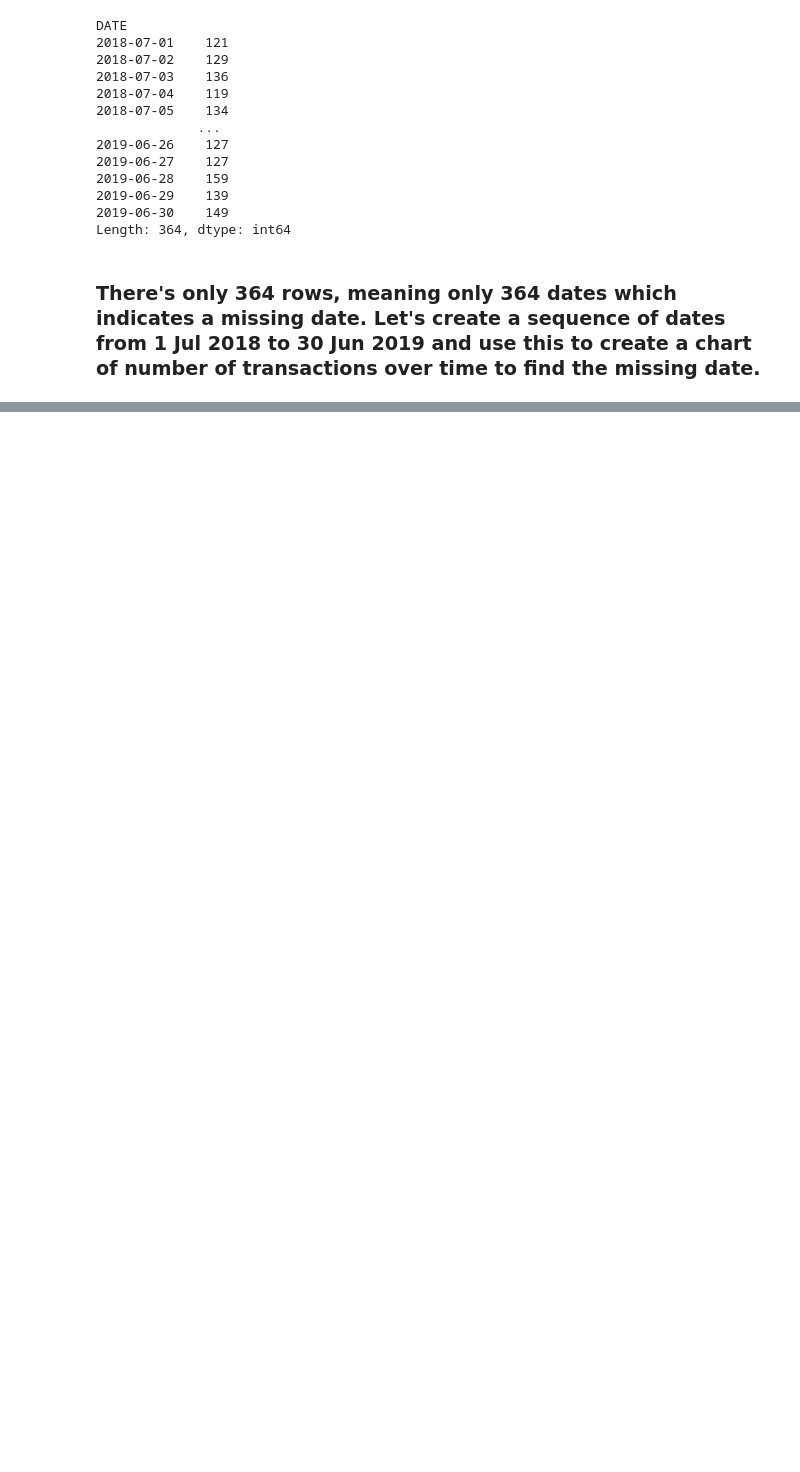
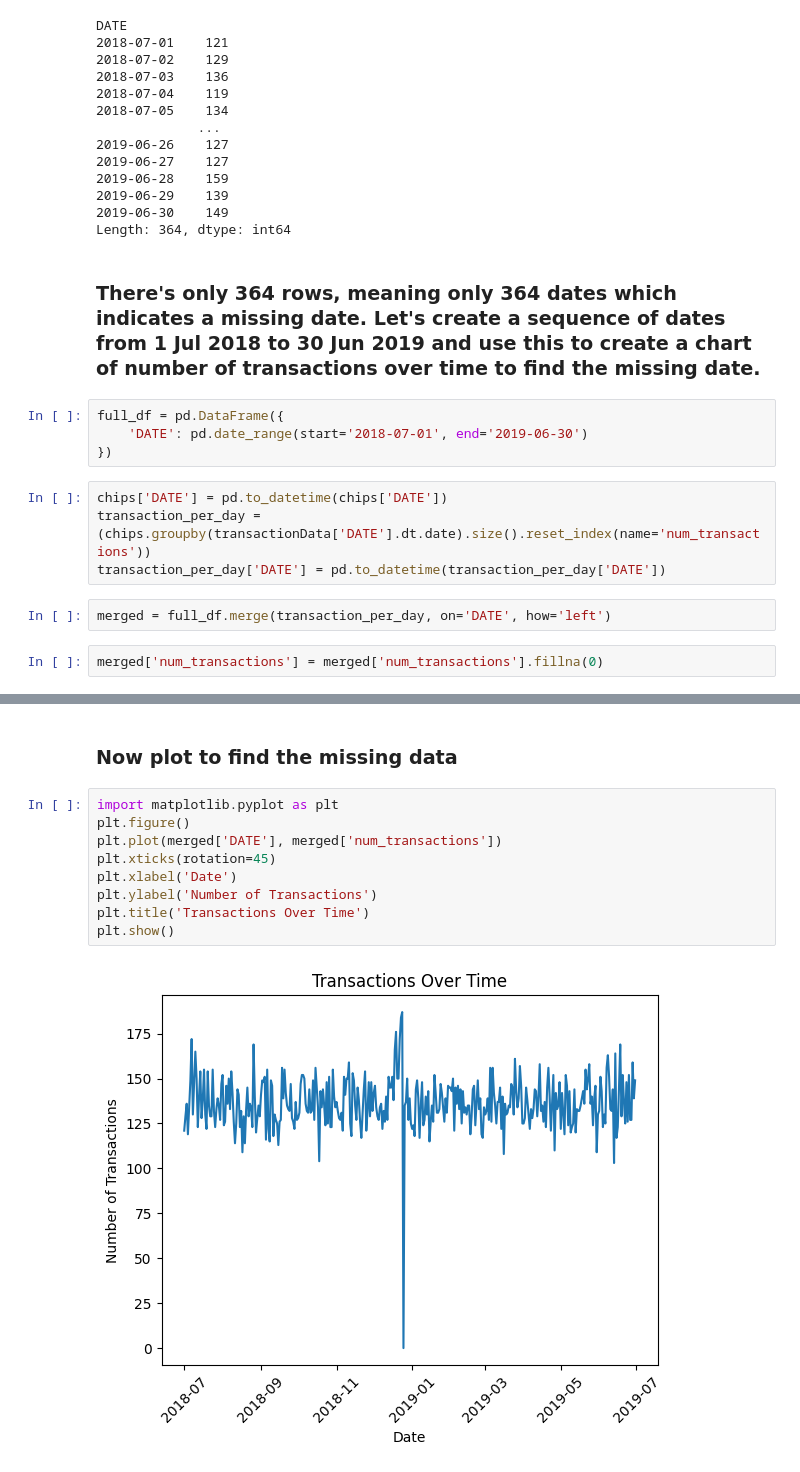
Before and after one commit to nayeem29dse/Quantium-customer-purchasing-behaviours, a Jupyter notebook: Quantium Virtual Internship - Retail Strategy and Analytics - Task 1.ipynb, the cells around one changed output, grey strips where cells are left out. Cells and saved outputs as stored; diff of their text form; blank space fills up the shorter version.

Commit message:
Date correction

```diff
--- a/Quantium Virtual Internship - Retail Strategy and Analytics - Task 1.ipynb
+++ b/Quantium Virtual Internship - Retail Strategy and Analytics - Task 1.ipynb
@@ -186,3 +185,15 @@ DATE
 Length: 364, dtype: int64
 # %% [markdown]
 ### There's only 364 rows, meaning only 364 dates which indicates a missing date. Let's create a sequence of dates from 1 Jul 2018 to 30 Jun 2019 and use this to create a chart of number of transactions over time to find the missing date.
+# %%
+full_df = pd.DataFrame({
+    'DATE': pd.date_range(start='2018-07-01', end='2019-06-30')
+})
+# %%
+chips['DATE'] = pd.to_datetime(chips['DATE'])
+transaction_per_day = (chips.groupby(transactionData['DATE'].dt.date).size().reset_index(name='num_transactions'))
+transaction_per_day['DATE'] = pd.to_datetime(transaction_per_day['DATE'])
+# %%
+merged = full_df.merge(transaction_per_day, on='DATE', how='left')
+# %%
+merged['num_transactions'] = merged['num_transactions'].fillna(0)
@@ -188,0 +219,13 @@ Length: 364, dtype: int64
+# %% [markdown]
+### Now plot to find the missing data
+# %%
+import matplotlib.pyplot as plt
+plt.figure()
+plt.plot(merged['DATE'], merged['num_transactions'])
+plt.xticks(rotation=45)
+plt.xlabel('Date')
+plt.ylabel('Number of Transactions')
+plt.title('Transactions Over Time')
+plt.show()
+# %% [output]
+[figure, added]
```
Also changed, not shown: parts of 10 cells of this notebook.
